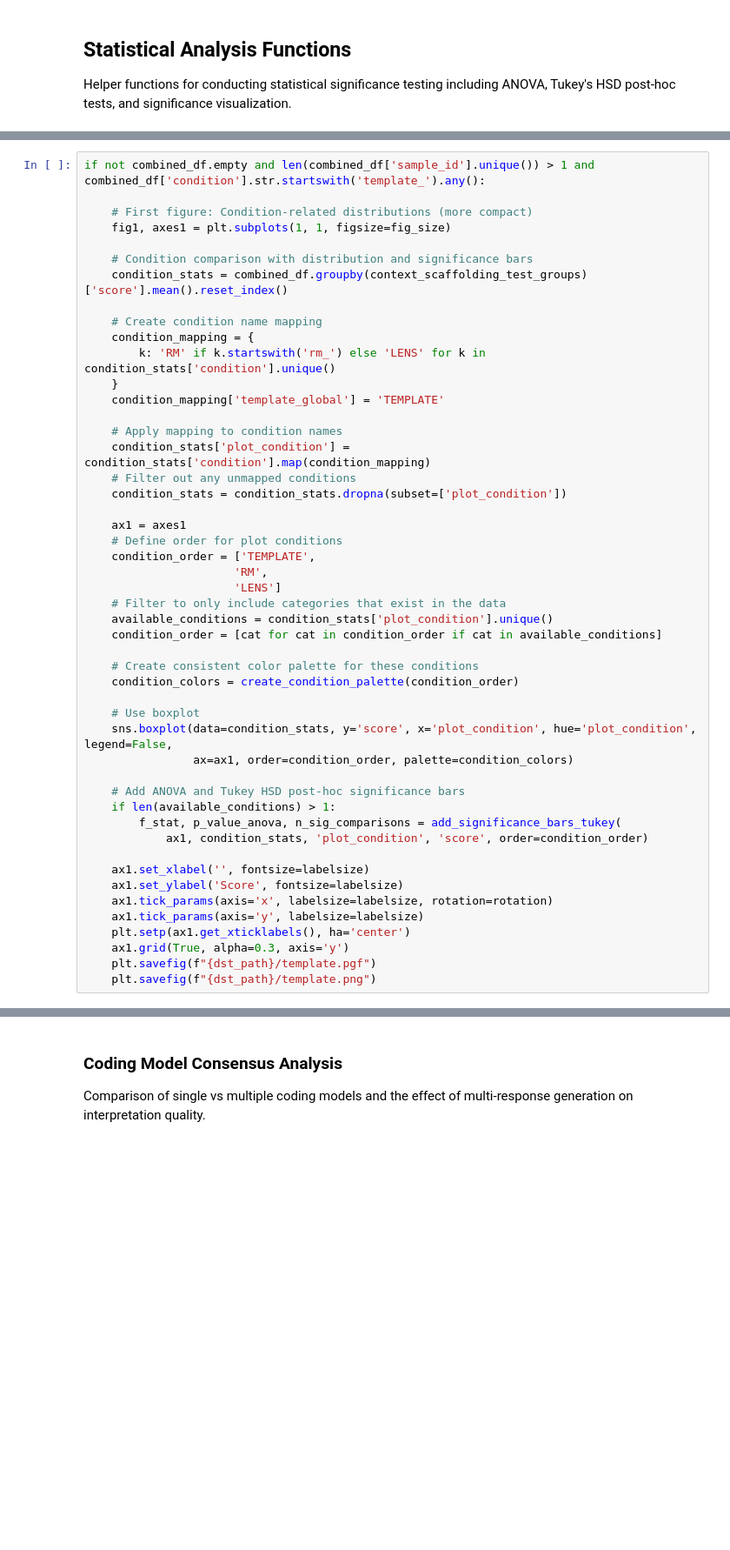
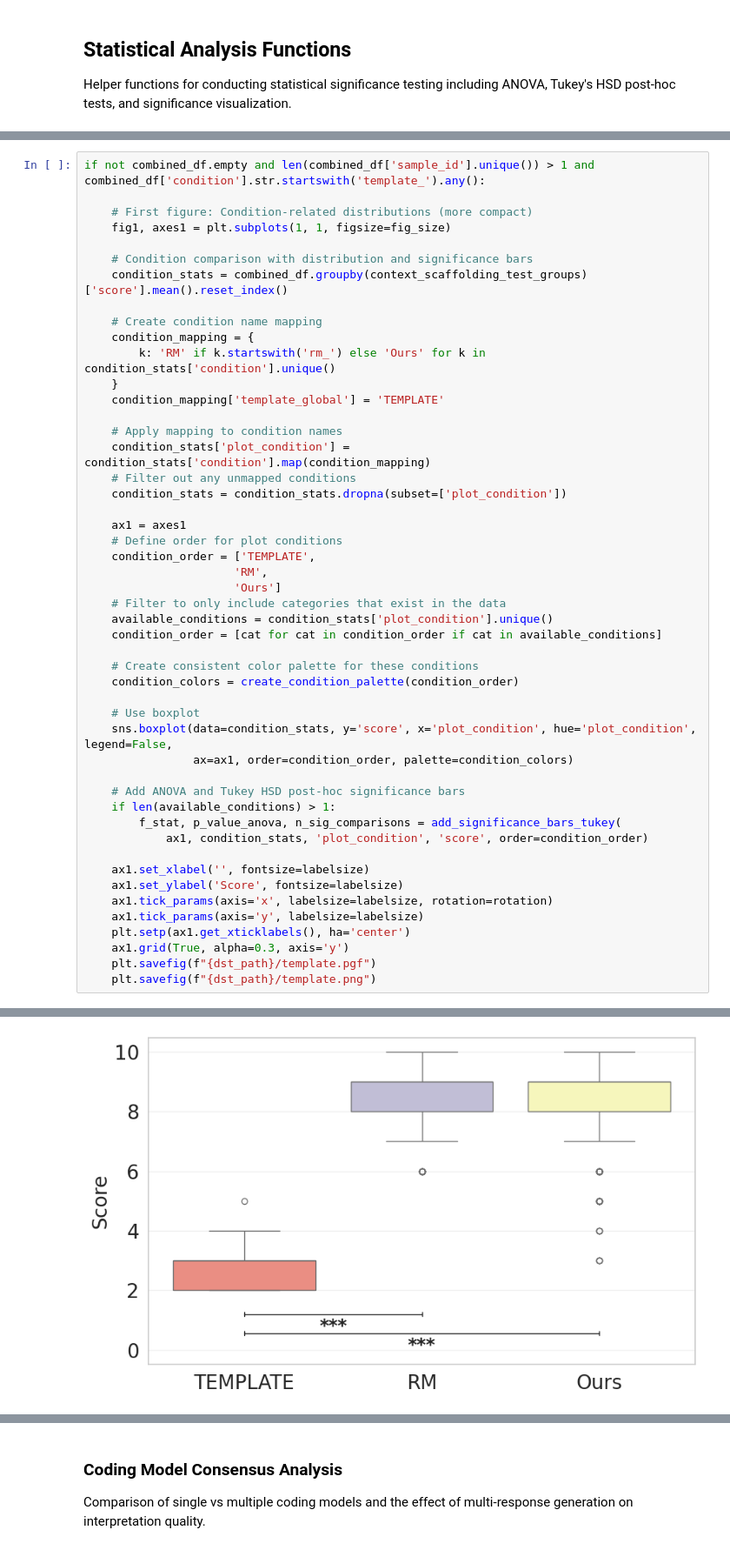
Before and after one commit to lun-ai/LENS, a Jupyter notebook: scripts/visualisation_and_statistical_testing.ipynb, the cells around one changed output, grey strips where cells are left out. Shown at 87% size. Drawn from its saved outputs; the diff is of its cells as text; blank space fills up the shorter version.

```diff
--- a/scripts/visualisation_and_statistical_testing.ipynb
+++ b/scripts/visualisation_and_statistical_testing.ipynb
@@ -308,7 +294,7 @@ if not combined_df.empty and len(combined_df['sample_id'].unique()) > 1 and comb
 
     # Create condition name mapping
     condition_mapping = {
-        k: 'RM' if k.startswith('rm_') else 'LENS' for k in condition_stats['condition'].unique()
+        k: 'RM' if k.startswith('rm_') else 'Ours' for k in condition_stats['condition'].unique()
     }
     condition_mapping['template_global'] = 'TEMPLATE'
 
@@ -321,7 +307,7 @@ if not combined_df.empty and len(combined_df['sample_id'].unique()) > 1 and comb
     # Define order for plot conditions
     condition_order = ['TEMPLATE',
                       'RM',
-                      'LENS']
+                      'Ours']
     # Filter to only include categories that exist in the data
     available_conditions = condition_stats['plot_condition'].unique()
     condition_order = [cat for cat in condition_order if cat in available_conditions]
@@ -346,3 +332,4 @@ if not combined_df.empty and len(combined_df['sample_id'].unique()) > 1 and comb
     ax1.grid(True, alpha=0.3, axis='y')
     plt.savefig(f"{dst_path}/template.pgf")
     plt.savefig(f"{dst_path}/template.png")
+# %% [output]
@@ -349,2 +348,3 @@ if not combined_df.empty and len(combined_df['sample_id'].unique()) > 1 and comb
+[figure, added]
 # %% [markdown]
 ### Program Context Analysis
```
Also changed, not shown: parts of 10 cells of this notebook, 22 other files.
